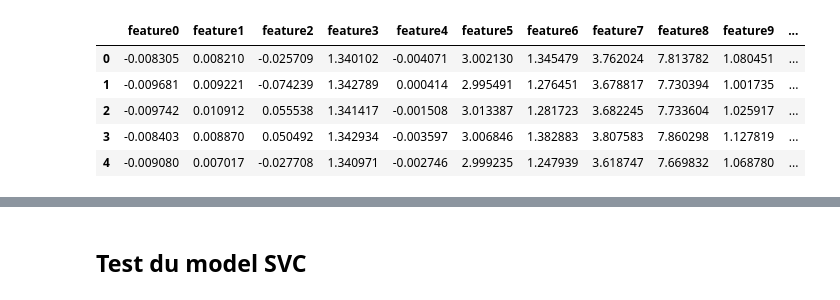
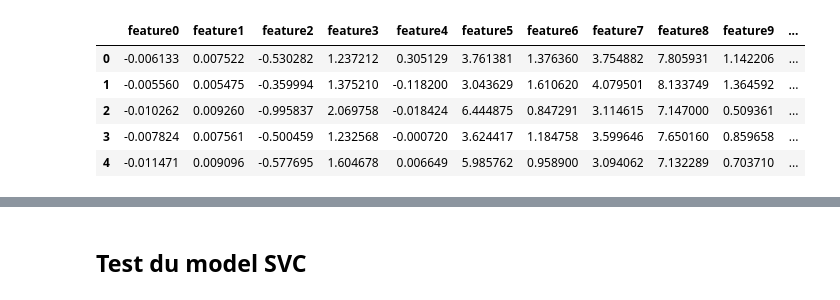
Before and after one commit to rpdev63/brief-audio, a Jupyter notebook: Prediction_model_SVM.ipynb, the cells around one changed output, grey strips where cells are left out. Saved outputs shown, nothing was run; the diff lists cells and outputs as text; code cells hidden in the pictures.

```diff
--- a/Prediction_model_SVM.ipynb
+++ b/Prediction_model_SVM.ipynb
@@ -1,18 +1,21 @@
 # %%
 import pandas as pd
+import numpy as np
 from sklearn import metrics
 from sklearn.model_selection import train_test_split
 from sklearn.svm import SVC
 pd.set_option('display.max_columns', 100)
-df = pd.read_csv("data/25samples/son.csv")
+
+repertory = 'motorcycle_skateboard_sounds'
+df = pd.read_csv(f"data/{repertory}/son.csv")
 df.head()
 # %% [output]
 |  | feature0 | feature1 | feature2 | feature3 | feature4 | feature5 | feature6 | feature7 | feature8 | feature9 | ... |
-| 0 | -0.008305 | 0.008210 | -0.025709 | 1.340102 | -0.004071 | 3.002130 | 1.345479 | 3.762024 | 7.813782 | 1.080451 | ... |
-| 1 | -0.009681 | 0.009221 | -0.074239 | 1.342789 | 0.000414 | 2.995491 | 1.276451 | 3.678817 | 7.730394 | 1.001735 | ... |
-| 2 | -0.009742 | 0.010912 | 0.055538 | 1.341417 | -0.001508 | 3.013387 | 1.281723 | 3.682245 | 7.733604 | 1.025917 | ... |
-| 3 | -0.008403 | 0.008870 | 0.050492 | 1.342934 | -0.003597 | 3.006846 | 1.382883 | 3.807583 | 7.860298 | 1.127819 | ... |
-| 4 | -0.009080 | 0.007017 | -0.027708 | 1.340971 | -0.002746 | 2.999235 | 1.247939 | 3.618747 | 7.669832 | 1.068780 | ... |
+| 0 | -0.006133 | 0.007522 | -0.530282 | 1.237212 | 0.305129 | 3.761381 | 1.376360 | 3.754882 | 7.805931 | 1.142206 | ... |
+| 1 | -0.005560 | 0.005475 | -0.359994 | 1.375210 | -0.118200 | 3.043629 | 1.610620 | 4.079501 | 8.133749 | 1.364592 | ... |
+| 2 | -0.010262 | 0.009260 | -0.995837 | 2.069758 | -0.018424 | 6.444875 | 0.847291 | 3.114615 | 7.147000 | 0.509361 | ... |
+| 3 | -0.007824 | 0.007561 | -0.500459 | 1.232568 | -0.000720 | 3.624417 | 1.184758 | 3.599646 | 7.650160 | 0.859658 | ... |
+| 4 | -0.011471 | 0.009096 | -0.577695 | 1.604678 | 0.006649 | 5.985762 | 0.958900 | 3.094062 | 7.132289 | 0.703710 | ... |
 # %%
 print( df.isna().sum().sort_values(ascending=False))
 # %% [output]
```
Also changed, not shown: parts of 16 cells of this notebook, 3 other files.
